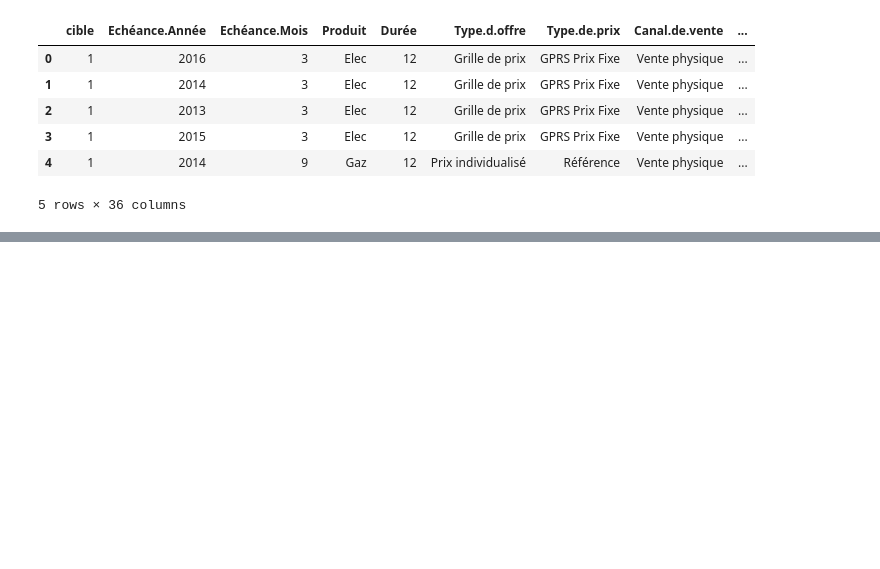
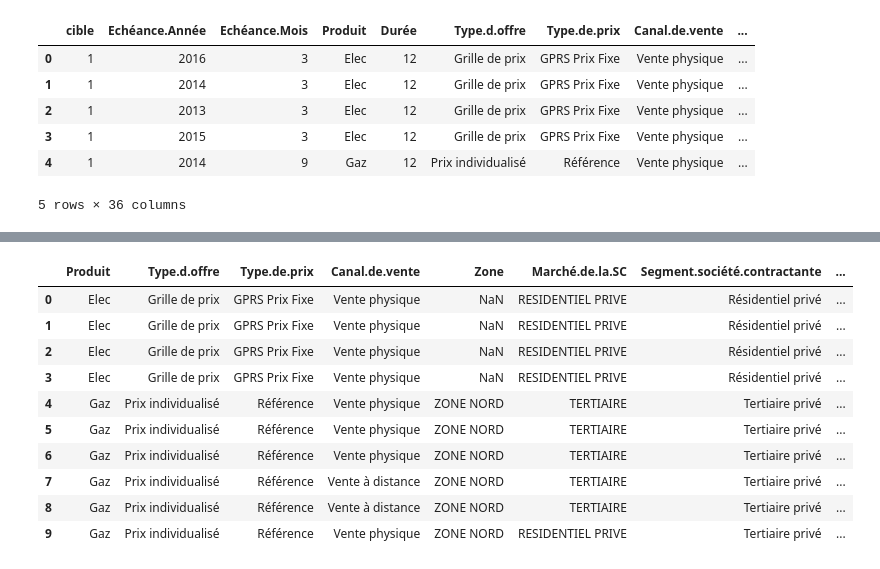
Before and after one commit to hulkis/churnchall, a Jupyter notebook: notebooks/Untitled.ipynb, the cells around one changed output, grey strips where cells are left out. Cells and saved outputs as stored; diff of their text form; code cells hidden in the pictures; blank space fills up the shorter version.

```diff
--- a/notebooks/Untitled.ipynb
+++ b/notebooks/Untitled.ipynb
@@ -13,0 +42,3 @@ df.head()
+# %%
+objcols = df.columns[df.dtypes == 'int64'].tolist()
+objcols
@@ -13,0 +54,14 @@ df.head()
+# %%
+df[objcols].head(10)
+# %% [output]
+|  | Produit | Type.d.offre | Type.de.prix | Canal.de.vente | Zone | Marché.de.la.SC | Segment.société.contractante | ... |
+| 0 | Elec | Grille de prix | GPRS Prix Fixe | Vente physique | NaN | RESIDENTIEL PRIVE | Résidentiel privé | ... |
+| 1 | Elec | Grille de prix | GPRS Prix Fixe | Vente physique | NaN | RESIDENTIEL PRIVE | Résidentiel privé | ... |
+| 2 | Elec | Grille de prix | GPRS Prix Fixe | Vente physique | NaN | RESIDENTIEL PRIVE | Résidentiel privé | ... |
+| 3 | Elec | Grille de prix | GPRS Prix Fixe | Vente physique | NaN | RESIDENTIEL PRIVE | Résidentiel privé | ... |
+| 4 | Gaz | Prix individualisé | Référence | Vente physique | ZONE NORD | TERTIAIRE | Tertiaire privé | ... |
+| 5 | Gaz | Prix individualisé | Référence | Vente physique | ZONE NORD | TERTIAIRE | Tertiaire privé | ... |
+| 6 | Gaz | Prix individualisé | Référence | Vente physique | ZONE NORD | TERTIAIRE | Tertiaire privé | ... |
+| 7 | Gaz | Prix individualisé | Référence | Vente à distance | ZONE NORD | TERTIAIRE | Tertiaire privé | ... |
+| 8 | Gaz | Prix individualisé | Référence | Vente à distance | ZONE NORD | TERTIAIRE | Tertiaire privé | ... |
+| 9 | Gaz | Prix individualisé | Référence | Vente physique | ZONE NORD | RESIDENTIEL PRIVE | Tertiaire privé | ... |
```
Also changed, not shown: parts of 9 cells of this notebook, 2 other files.
